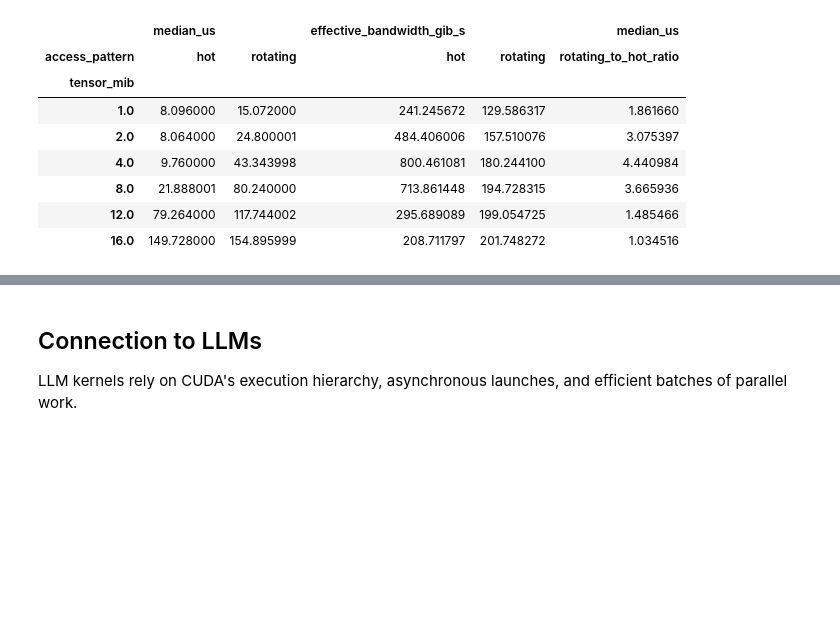
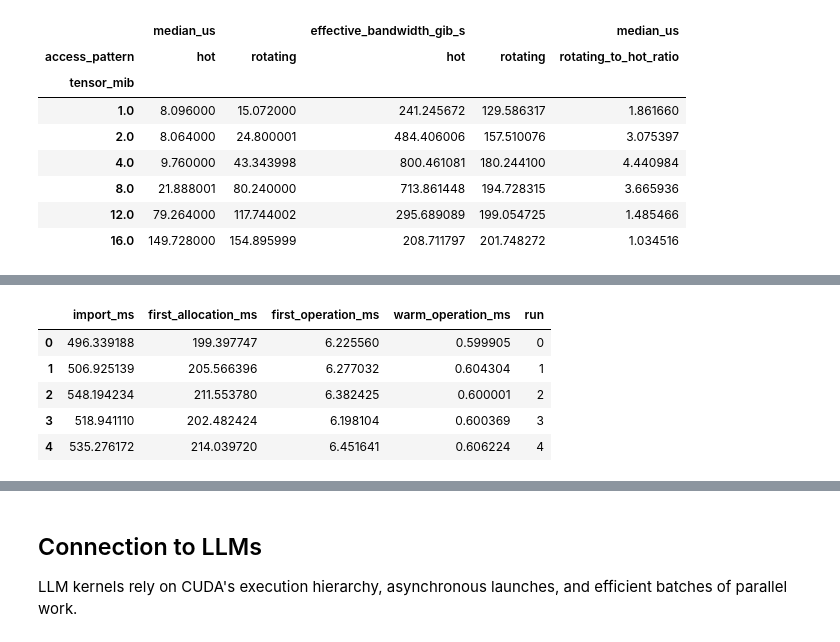
Before and after one commit to coert/dgx-spark-lab, a Jupyter notebook: experiments/00-foundations/05-cuda-fundamentals.ipynb, the cells around one changed output, grey strips where cells are left out. Drawn from its saved outputs; the diff is of its cells as text; code cells hidden in the pictures; blank space fills up the shorter version.

Commit message:
Measure CUDA cold-start overhead

```diff
--- a/experiments/00-foundations/05-cuda-fundamentals.ipynb
+++ b/experiments/00-foundations/05-cuda-fundamentals.ipynb
@@ -646,0 +660,91 @@ cache_comparison
+# %%
+import json
+import subprocess
+import textwrap
+
+
+COLD_START_RUNS = 5
+COLD_START_ELEMENTS = 16_777_216
+
+cold_start_script = textwrap.dedent(
+    f"""
+    import json
+    import time
+
+    import_start_ns = time.perf_counter_ns()
+    import torch
+    import_end_ns = time.perf_counter_ns()
+
+    element_count = {COLD_START_ELEMENTS}
+
+    allocation_start_ns = time.perf_counter_ns()
+    input_tensor = torch.ones(
+        element_count,
+        dtype=torch.float32,
+        device="cuda",
+    )
+    output_tensor = torch.empty_like(input_tensor)
+    torch.cuda.synchronize()
+    allocation_end_ns = time.perf_counter_ns()
+
+    first_operation_start_ns = time.perf_counter_ns()
+    torch.mul(input_tensor, 1.000_001, out=output_tensor)
+    torch.cuda.synchronize()
+    first_operation_end_ns = time.perf_counter_ns()
+
+    for _ in range(10):
+        torch.mul(input_tensor, 1.000_001, out=output_tensor)
+
+    torch.cuda.synchronize()
+
+    warm_operation_start_ns = time.perf_counter_ns()
+    torch.mul(input_tensor, 1.000_001, out=output_tensor)
+    torch.cuda.synchronize()
+    warm_operation_end_ns = time.perf_counter_ns()
+
+    print(
+        json.dumps(
+            {{
+                "import_ms": (
+                    import_end_ns - import_start_ns
+                ) / 1_000_000,
+                "first_allocation_ms": (
+                    allocation_end_ns - allocation_start_ns
+                ) / 1_000_000,
+                "first_operation_ms": (
+                    first_operation_end_ns
+                    - first_operation_start_ns
+                ) / 1_000_000,
+                "warm_operation_ms": (
+                    warm_operation_end_ns
+                    - warm_operation_start_ns
+                ) / 1_000_000,
+            }}
+        )
+    )
+    """
+)
+
+cold_start_rows = []
+
+for run in range(COLD_START_RUNS):
+    completed = subprocess.run(
+        [sys.executable, "-c", cold_start_script],
+        check=True,
+        capture_output=True,
+        text=True,
+    )
+
+    row = json.loads(completed.stdout)
+    row["run"] = run
+    cold_start_rows.append(row)
+
+cold_start_timings = pd.DataFrame(cold_start_rows)
+cold_start_timings
+# %% [output]
+|  | import_ms | first_allocation_ms | first_operation_ms | warm_operation_ms | run |
+| 0 | 496.339188 | 199.397747 | 6.225560 | 0.599905 | 0 |
+| 1 | 506.925139 | 205.566396 | 6.277032 | 0.604304 | 1 |
+| 2 | 548.194234 | 211.553780 | 6.382425 | 0.600001 | 2 |
+| 3 | 518.941110 | 202.482424 | 6.198104 | 0.600369 | 3 |
+| 4 | 535.276172 | 214.039720 | 6.451641 | 0.606224 | 4 |
```
Also changed, not shown: parts of 5 cells of this notebook.
